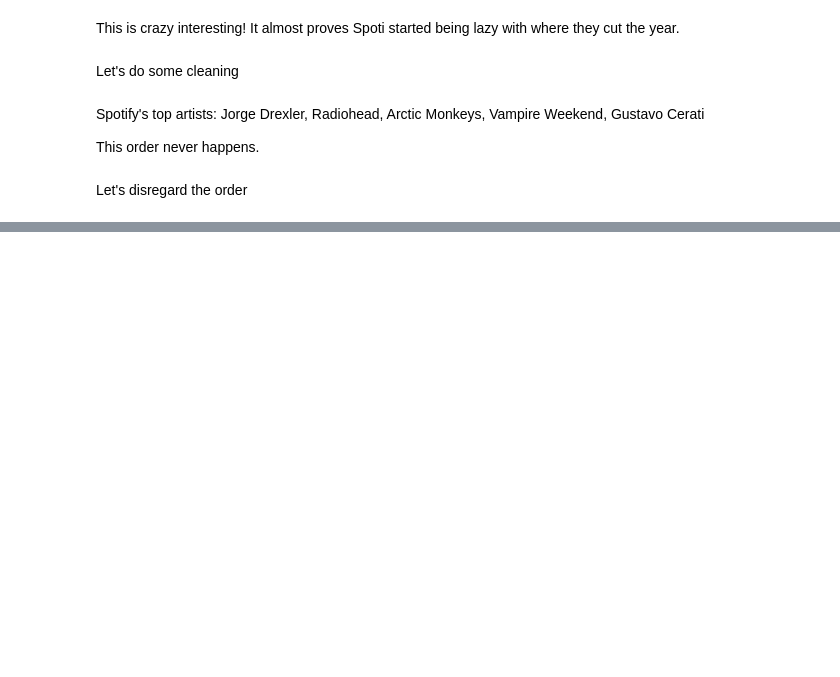
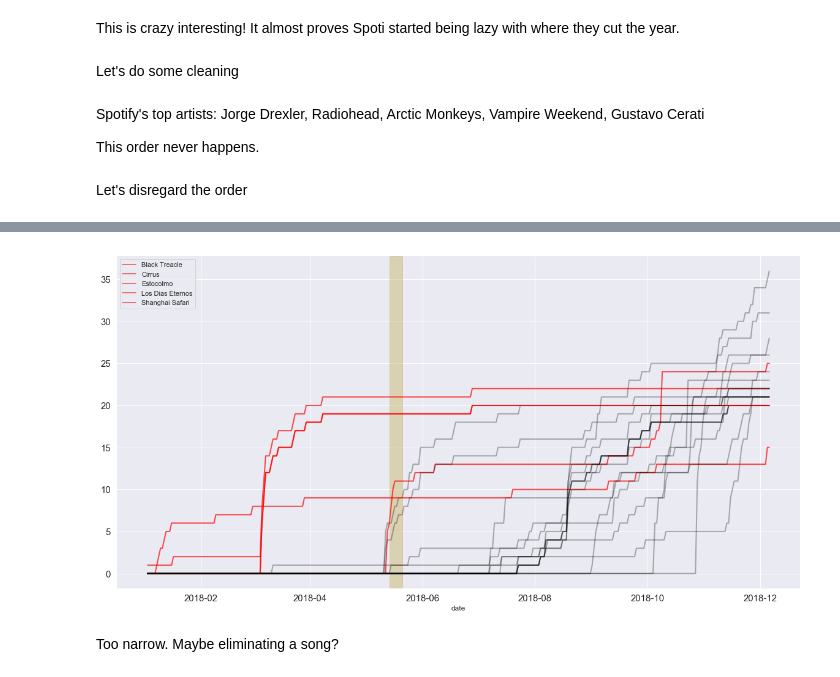
Before and after one commit to alexing/spotify_rewrapped, a Jupyter notebook: wrapped.ipynb, the cells around one changed output, grey strips where cells are left out. Saved outputs shown, nothing was run; the diff lists cells and outputs as text; code cells hidden in the pictures; blank space fills up the shorter version.

```diff
--- a/wrapped.ipynb
+++ b/wrapped.ipynb
@@ -718,0 +749,35 @@ The possible ranges are between 2018-08-16 00:00:00 and 2018-11-16 00:00:00
+# %%
+spotify_dates = []
+for i, row in df_songs.iterrows():
+    if set(row.sort_values(ascending=False)[:5].index) == spotify_top:
+        spotify_dates.append(i)
+# %%
+# to add images later
+# https://stackoverflow.com/questions/3765056/combine-picture-and-plot-with-python-matplotlib
+
+spotify_top = {'Estocolmo', 'Los Dias Eternos', 'Cirrus', 'Black Treacle', 'Shanghai Safari'}
+
+fig, ax = plt.subplots(figsize=(20,10))
+for a_title in df_songs.columns:
+    if a_title in spotify_top:
+        color = (1,0,0, 0.7)
+        label = a_title
+    else:
+        color = (0,0,0,0.3)
+        label = None
+    ax = sns.lineplot(x=df_songs[a_title].index, y=df_songs[a_title].values, label=label, color=color)
+
+for tick in ax.xaxis.get_major_ticks():
+    tick.label.set_fontsize(15)
+for tick in ax.yaxis.get_major_ticks():
+    tick.label.set_fontsize(15)
+plt.setp(ax.lines,linewidth=2)  # set lw for all lines of g axes
+
+for _, j in groupby(spotify_dates, lambda n, c=count(): n-next(c)):
+    x0, x1 = as_range(j)
+    ax.axvspan(x0, x1, color='y', alpha=0.5)
+    print("The possible ranges are between %s and %s" %(str(x0), str(x1)))
+
+sns.despine()
+plt.show()
+# %% [output]
@@ -718,0 +785,3 @@ The possible ranges are between 2018-08-16 00:00:00 and 2018-11-16 00:00:00
+[figure, added]
+# %% [markdown]
+Too narrow. Maybe eliminating a song?
```
Also changed, not shown: parts of 34 cells of this notebook.
